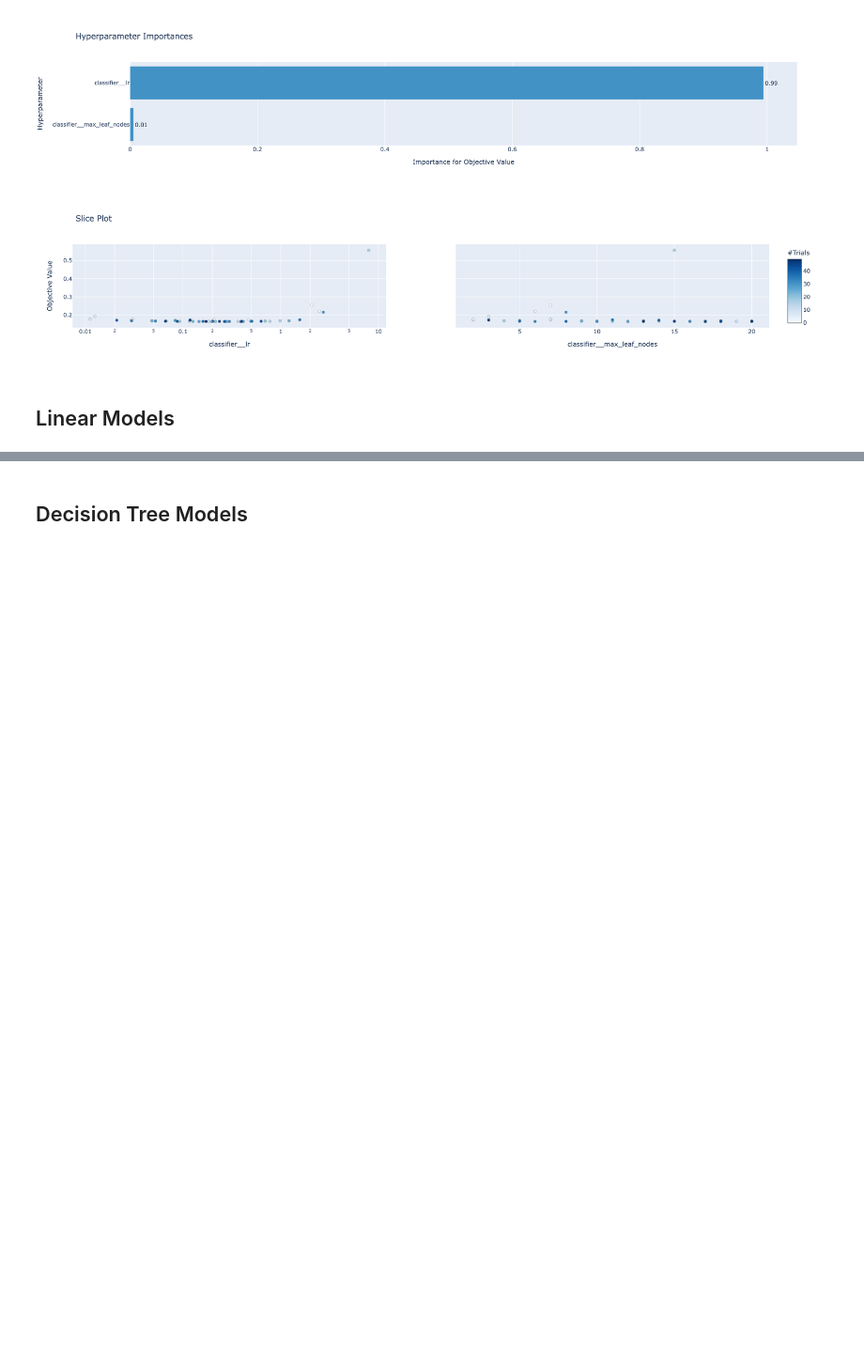
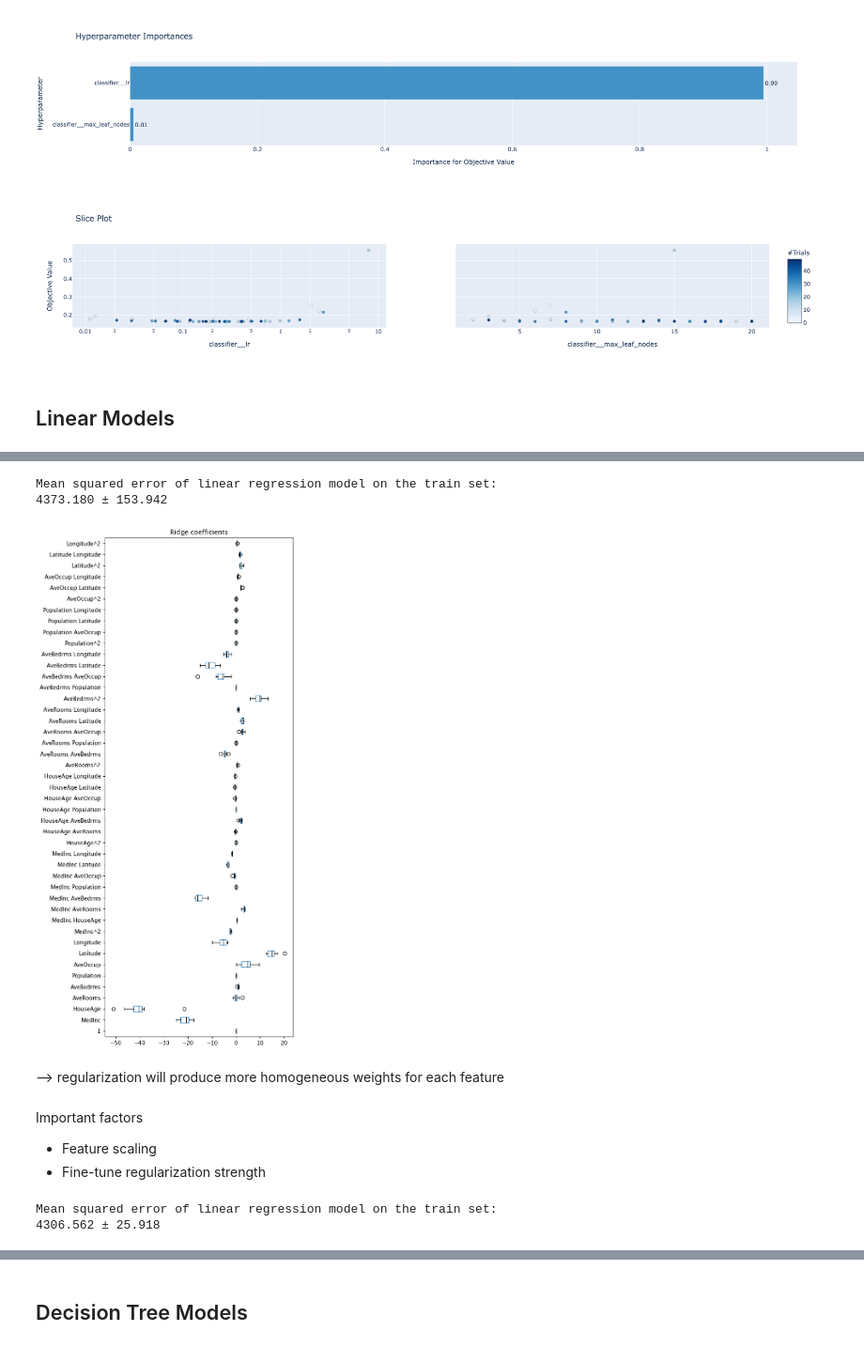
Before and after one commit to arthurlemon/courses, a Jupyter notebook: ML/sklearn/sklearn_course.ipynb, the cells around one changed output, grey strips where cells are left out. Shown at 94% size. Saved outputs shown, nothing was run; the diff lists cells and outputs as text; code cells hidden in the pictures; blank space fills up the shorter version.

Commit message:
Finish sklearn course

```diff
--- a/ML/sklearn/sklearn_course.ipynb
+++ b/ML/sklearn/sklearn_course.ipynb
@@ -545,0 +641,6 @@ Goals -
+# %%
+from sklearn.datasets import fetch_california_housing
+
+data, target = fetch_california_housing(as_frame=True, return_X_y=True)
+target *= 100  # rescale the target in k$
+data.head()
@@ -545,0 +654,15 @@ Goals -
+# %%
+from sklearn.linear_model import Ridge
+
+ridge = make_pipeline(PolynomialFeatures(degree=2),
+                      Ridge(alpha=100))
+cv_results = cross_validate(ridge, data, target,
+                            cv=10, scoring="neg_mean_squared_error",
+                            return_train_score=True,
+                            return_estimator=True)
+# %%
+model_first_fold = cv_results["estimator"][0]
+
+feature_names = model_first_fold[0].get_feature_names_out(
+    input_features=data.columns)
+feature_names
@@ -545,0 +684,21 @@ Goals -
+# %%
+train_error = -cv_results["train_score"]
+print(f"Mean squared error of linear regression model on the train set:\n"
+      f"{train_error.mean():.3f} ± {train_error.std():.3f}")
+# %% [output]
+Mean squared error of linear regression model on the train set:
+4373.180 ± 153.942
+# %%
+coefs = [est[-1].coef_ for est in cv_results["estimator"]]
+weights_ridge = pd.DataFrame(coefs, columns=feature_names)
+color = {"whiskers": "black", "medians": "black", "caps": "black"}
+weights_ridge.plot.box(color=color, vert=False, figsize=(6, 16))
+_ = plt.title("Ridge coefficients")
+# %% [output]
+[figure, added]
+# %% [markdown]
+--> regularization will produce more homogeneous weights for each feature
+# %% [markdown]
+Important factors
+- Feature scaling
+- Fine-tune regularization strength
@@ -545,0 +715,7 @@ Goals -
+# %%
+train_error = -cv_results["train_score"]
+print(f"Mean squared error of linear regression model on the train set:\n"
+      f"{train_error.mean():.3f} ± {train_error.std():.3f}")
+# %% [output]
+Mean squared error of linear regression model on the train set:
+4306.562 ± 25.918
```
Also changed, not shown: parts of 59 cells of this notebook, 1 other file.
